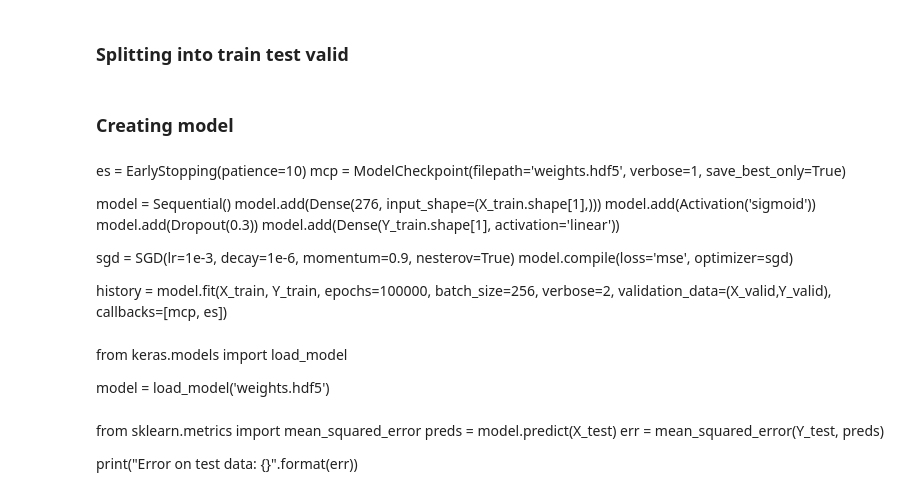
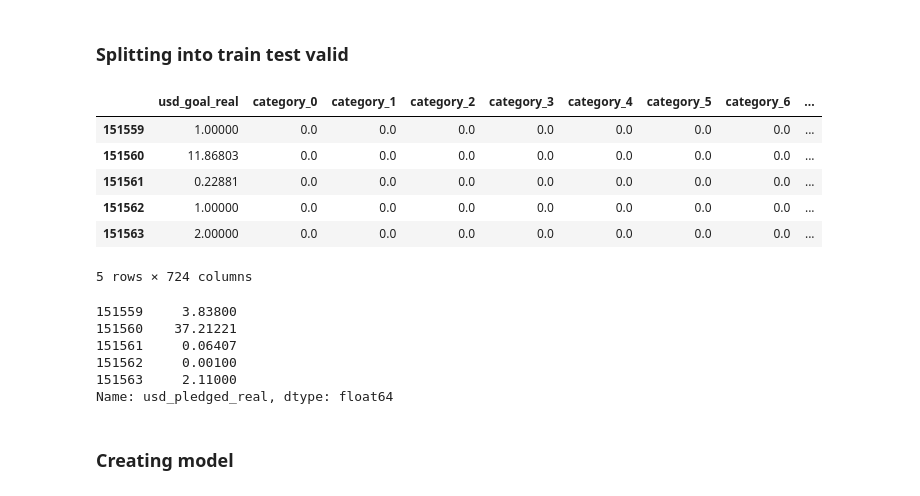
Before and after one commit to Strongkong/Deep-Learning-HW, a Jupyter notebook: ksnotebook.ipynb, the cells around one changed output. Drawn from its saved outputs; the diff is of its cells as text; code cells hidden in the pictures.

```diff
--- a/ksnotebook.ipynb
+++ b/ksnotebook.ipynb
@@ -400,8 +364,8 @@ df.currency = currency_le.fit_transform(df.currency)
 # %% [markdown]
 ### Change spotlight and staff pick to numeric values
 # %%
-df.spotlight = df.spotlight.astype(int)
-df.staff_pick = df.staff_pick.astype(int)
+#df.spotlight = df.spotlight.astype(int)
+#df.staff_pick = df.staff_pick.astype(int)
 # %% [markdown]
 ### Drop ID, we dont need it anymore
 # %%
@@ -656,6 +489,6 @@ print(df.shape)
 # %% [markdown]
 ### Dropping name column, name is stored now in bag
 # %%
-drop_columns = ['category', 'main_category', 'state', 'country', 'currency', 'goal', 'name', 'blurb']
+drop_columns = ['category', 'main_category', 'state', 'country', 'currency', 'name', 'blurb']
 
 df = df.drop(drop_columns, axis=1)
@@ -668,0 +499,10 @@ Y = df[df.columns.intersection(output_columns)]
+# %%
+state_columns = df.columns[df.columns.str.startswith('state_')].values.tolist()
+print('state columns are', state_columns)
+output_columns = ['backers', 'usd_pledged_real'] + state_columns
+#print("Output columns are", output_columns)
+
+# Currently using state_columns for testing
+X = df.drop(output_columns, axis=1)
+#Y = df[df.columns.intersection(state_columns)]
+Y = df['usd_pledged_real']
@@ -709,28 +555,21 @@ X_valid = scaler.transform(X_valid)
+# %%
+X.tail()
+# %% [output]
+|  | usd_goal_real | category_0 | category_1 | category_2 | category_3 | category_4 | category_5 | category_6 | ... |
+| 151559 | 1.00000 | 0.0 | 0.0 | 0.0 | 0.0 | 0.0 | 0.0 | 0.0 | ... |
+| 151560 | 11.86803 | 0.0 | 0.0 | 0.0 | 0.0 | 0.0 | 0.0 | 0.0 | ... |
+| 151561 | 0.22881 | 0.0 | 0.0 | 0.0 | 0.0 | 0.0 | 0.0 | 0.0 | ... |
+| 151562 | 1.00000 | 0.0 | 0.0 | 0.0 | 0.0 | 0.0 | 0.0 | 0.0 | ... |
+| 151563 | 2.00000 | 0.0 | 0.0 | 0.0 | 0.0 | 0.0 | 0.0 | 0.0 | ... |
+5 rows × 724 columns
+# %%
+Y.tail()
+# %% [output]
+151559     3.83800
+151560    37.21221
+151561     0.06407
+151562     0.00100
+151563     2.11000
+Name: usd_pledged_real, dtype: float64
 # %% [markdown]
 ### Creating model
-# %% [markdown]
-es = EarlyStopping(patience=10)
-mcp = ModelCheckpoint(filepath='weights.hdf5', verbose=1, save_best_only=True)
-
-model = Sequential()
-model.add(Dense(276, input_shape=(X_train.shape[1],)))
-model.add(Activation('sigmoid'))
-model.add(Dropout(0.3))
-model.add(Dense(Y_train.shape[1], activation='linear'))
-
-sgd = SGD(lr=1e-3, decay=1e-6, momentum=0.9, nesterov=True)
-model.compile(loss='mse', optimizer=sgd)
-
-history = model.fit(X_train, Y_train, epochs=100000, batch_size=256,
-                    verbose=2, validation_data=(X_valid,Y_valid),
-                   callbacks=[mcp, es])
-# %% [markdown]
-from keras.models import load_model
-
-model = load_model('weights.hdf5')
-# %% [markdown]
-from sklearn.metrics import mean_squared_error
-preds = model.predict(X_test)
-err = mean_squared_error(Y_test, preds)
-
-print("Error on test data: {}".format(err))
```
Also changed, not shown: parts of 78 cells of this notebook.
